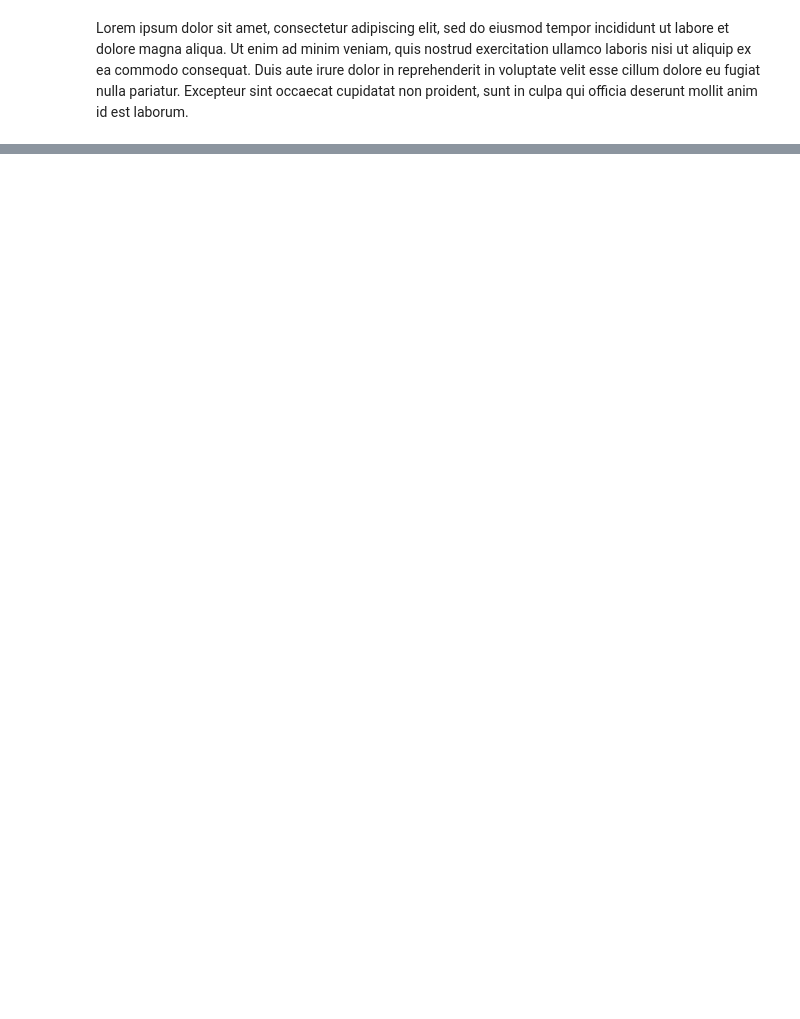
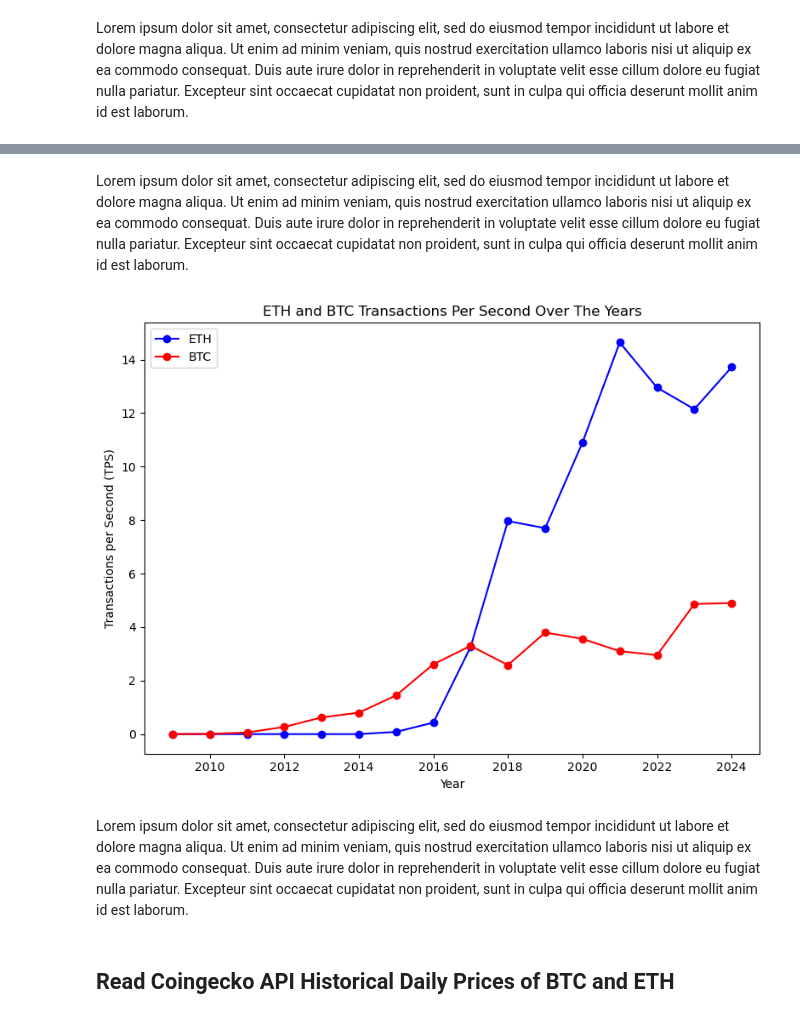
Before and after one commit to vsitucal-personal/bdcc_lab, a Jupyter notebook: BDCC_Lab.ipynb, the cells around one changed output, grey strips where cells are left out. Cells and saved outputs as stored; diff of their text form; code cells hidden in the pictures; blank space fills up the shorter version.

```diff
--- a/BDCC_Lab.ipynb
+++ b/BDCC_Lab.ipynb
@@ -211,0 +293,25 @@ Lorem ipsum dolor sit amet, consectetur adipiscing elit, sed do eiusmod tempor i
+# %%
+btc_tps_trans = spark.sql("""
+WITH eth_daily_txn AS (
+    SELECT
+        date,
+        CAST(count(*) AS double) / (24 * 60 * 60) AS eth_transactions_per_sec
+    FROM df_eth_trans
+    GROUP BY date
+), btc_daily_txn AS (
+    SELECT
+        date,
+        CAST(count(*) AS double) / (24 * 60 * 60) AS btc_transactions_per_sec
+    FROM df_btc_trans
+    GROUP BY date
+)
+SELECT
+    YEAR(coalesce(eth.date, btc.date)) AS year,
+    AVG(eth.eth_transactions_per_sec) AS eth_transactions_per_sec,
+    AVG(btc.btc_transactions_per_sec) AS btc_transactions_per_sec
+FROM eth_daily_txn eth
+FULL OUTER JOIN btc_daily_txn btc ON eth.date = btc.date
+GROUP BY year
+ORDER BY year
+""").toPandas().fillna(0)
+btc_tps_trans
@@ -211,0 +336,18 @@ Lorem ipsum dolor sit amet, consectetur adipiscing elit, sed do eiusmod tempor i
+# %% [markdown]
+Lorem ipsum dolor sit amet, consectetur adipiscing elit, sed do eiusmod tempor incididunt ut labore et dolore magna aliqua. Ut enim ad minim veniam, quis nostrud exercitation ullamco laboris nisi ut aliquip ex ea commodo consequat. Duis aute irure dolor in reprehenderit in voluptate velit esse cillum dolore eu fugiat nulla pariatur. Excepteur sint occaecat cupidatat non proident, sunt in culpa qui officia deserunt mollit anim id est laborum.
+# %%
+plot_multiple_line_graphs2(
+    x_list=[[btc_tps_trans["year"]]*2],
+    y_list=[[[btc_tps_trans["eth_transactions_per_sec"], "ETH", "b"], [btc_tps_trans["btc_transactions_per_sec"], "BTC", "r"]]],
+    x_labels=["Year"],
+    y_labels=["Transactions per Second (TPS)"],
+    titles=["ETH and BTC Transactions Per Second Over The Years"],
+    use_k=[False],
+    use_legend=[True],
+    show_grid=False,
+    max_cols=1,
+)
+# %% [output]
+[figure, added]
+# %% [markdown]
+Lorem ipsum dolor sit amet, consectetur adipiscing elit, sed do eiusmod tempor incididunt ut labore et dolore magna aliqua. Ut enim ad minim veniam, quis nostrud exercitation ullamco laboris nisi ut aliquip ex ea commodo consequat. Duis aute irure dolor in reprehenderit in voluptate velit esse cillum dolore eu fugiat nulla pariatur. Excepteur sint occaecat cupidatat non proident, sunt in culpa qui officia deserunt mollit anim id est laborum.
@@ -211,0 +436,2 @@ Lorem ipsum dolor sit amet, consectetur adipiscing elit, sed do eiusmod tempor i
+# %% [markdown]
+## Read Coingecko API Historical Daily Prices of BTC and ETH
```
Also changed, not shown: parts of 14 cells of this notebook, 3 other files.
